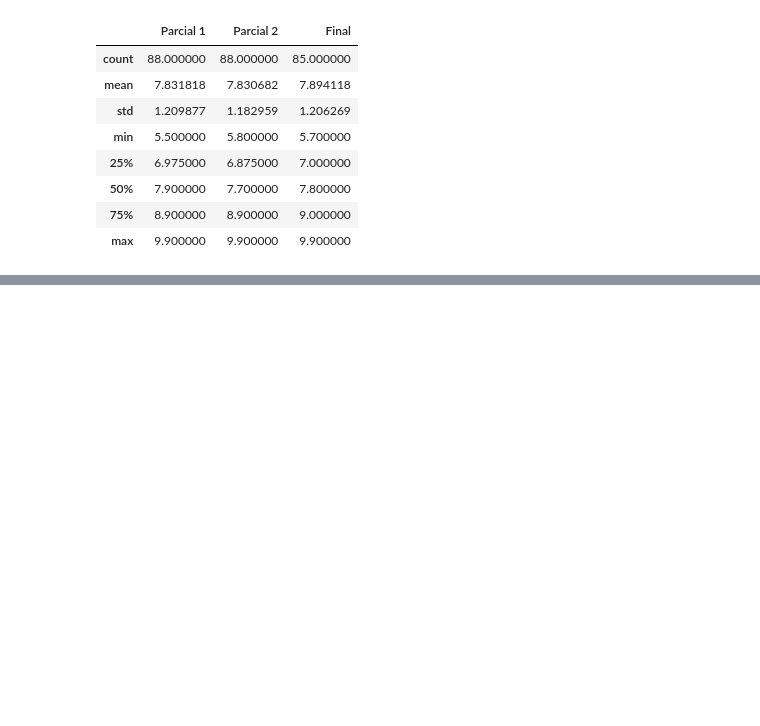
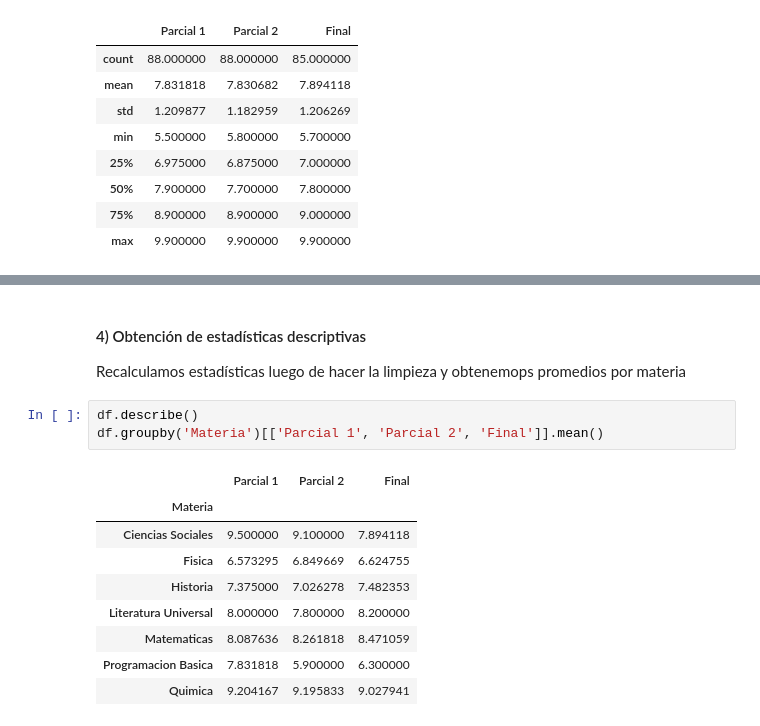
Before and after one commit to Luxycotin/modelo_tlp3, a Jupyter notebook: main.ipynb, the cells around one changed output, grey strips where cells are left out. Drawn from its saved outputs; the diff is of its cells as text; blank space fills up the shorter version.

```diff
--- a/main.ipynb
+++ b/main.ipynb
@@ -79,0 +95,17 @@ memory usage: 4.8+ KB
+# %% [markdown]
+#### 4) Obtención de estadísticas descriptivas
+
+Recalculamos estadísticas luego de hacer la limpieza y obtenemops promedios por materia
+# %%
+df.describe()
+df.groupby('Materia')[['Parcial 1', 'Parcial 2', 'Final']].mean()
+# %% [output]
+|  | Parcial 1 | Parcial 2 | Final |
+| Materia |  |  |  |
+| Ciencias Sociales | 9.500000 | 9.100000 | 7.894118 |
+| Fisica | 6.573295 | 6.849669 | 6.624755 |
+| Historia | 7.375000 | 7.026278 | 7.482353 |
+| Literatura Universal | 8.000000 | 7.800000 | 8.200000 |
+| Matematicas | 8.087636 | 8.261818 | 8.471059 |
+| Programacion Basica | 7.831818 | 5.900000 | 6.300000 |
+| Quimica | 9.204167 | 9.195833 | 9.027941 |
```
Also changed, not shown: parts of 7 cells of this notebook, 1 other file.
